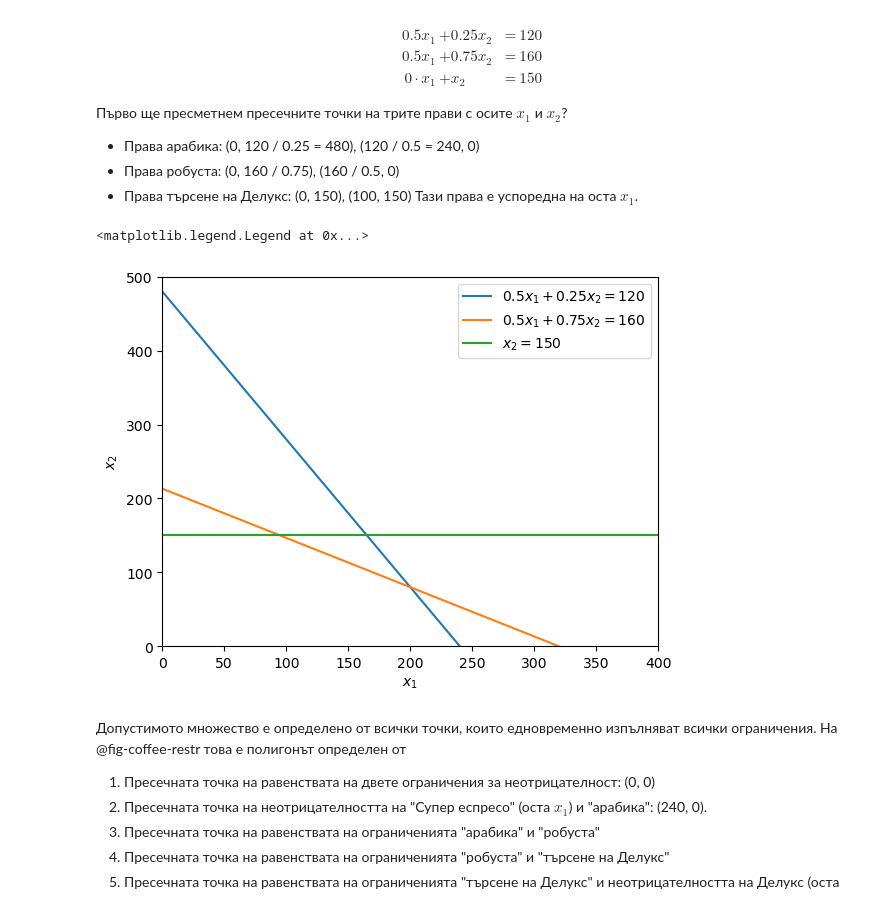
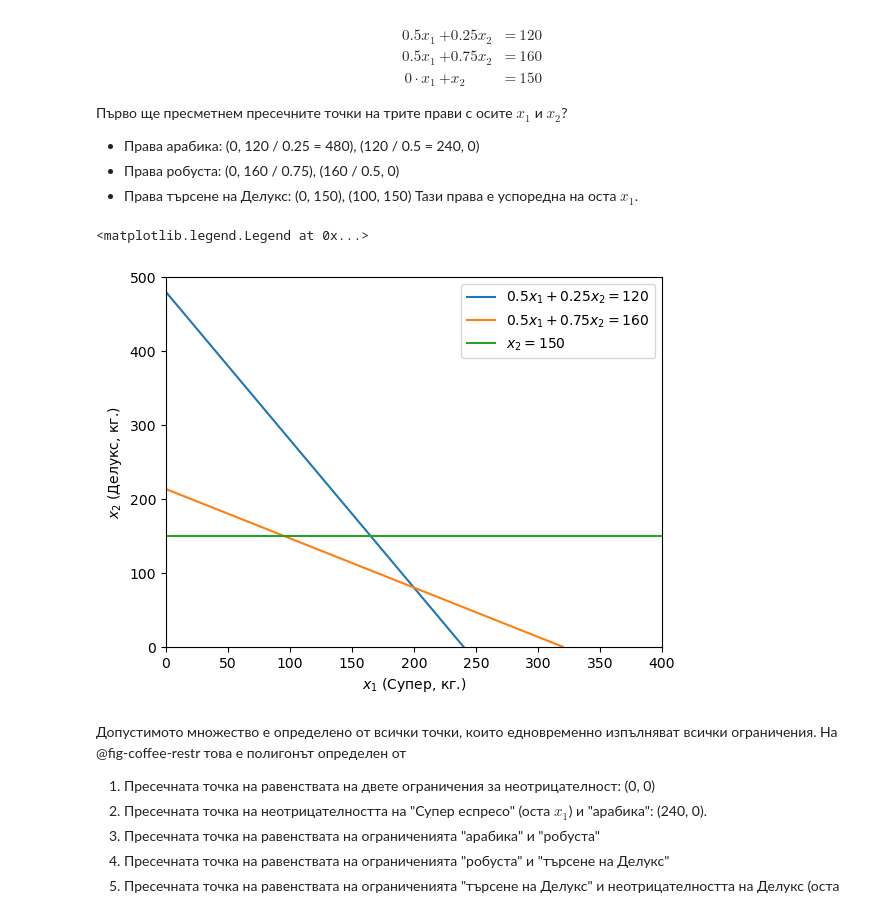
Before and after one commit to febse/opt2024, a Jupyter notebook: 03-Graphical-Method/01-Blending.ipynb, the cells around one changed output. Cells and saved outputs as stored; diff of their text form; code cells hidden in the pictures.

```diff
--- a/03-Graphical-Method/01-Blending.ipynb
+++ b/03-Graphical-Method/01-Blending.ipynb
@@ -57,26 +57,25 @@ $$
 # %%
 #| label: fig-coffее-restr
 #| fig-cap: "Прави на трите ограничения"
 
 import matplotlib.pyplot as plt
 import numpy as np
 from IPython.display import display
 
 fig, ax = plt.subplots()
 
 ax.plot([0, 240], [480, 0], label=r'$0.5 x_1 + 0.25 x_2 = 120$')
 ax.plot([0, 320], [213.33, 0], label=r'$0.5 x_1 + 0.75 x_2 = 160$')
-# ax.plot([0, 0], [0, 150], label=r'$x_1 = 0$')
 ax.plot([0, 400], [150, 150], label=r'$x_2 = 150$')
-# ax.plot([0, 0], [0, 500], label=r'$x_2 = 0$')
+
 ax.set_xlim((0, 400))
 ax.set_ylim((0, 500))
-ax.set_xlabel(r'$x_1$')
-ax.set_ylabel(r'$x_2$')
-ax.legend(loc='best')
+ax.set_xlabel(r'$x_1 \text{ (Супер, кг.)} $')
+ax.set_ylabel(r'$x_2 \text{ (Делукс, кг.)}$')
+ax.legend(loc=0)
 # %% [output]
 <matplotlib.legend.Legend at 0x...>
-[figure, old version]
+[figure, new version]
 # %% [markdown]
 
 Допустимото множество е определено от всички точки, които едновременно изпълняват
```
Also changed, not shown: parts of 4 cells of this notebook.
